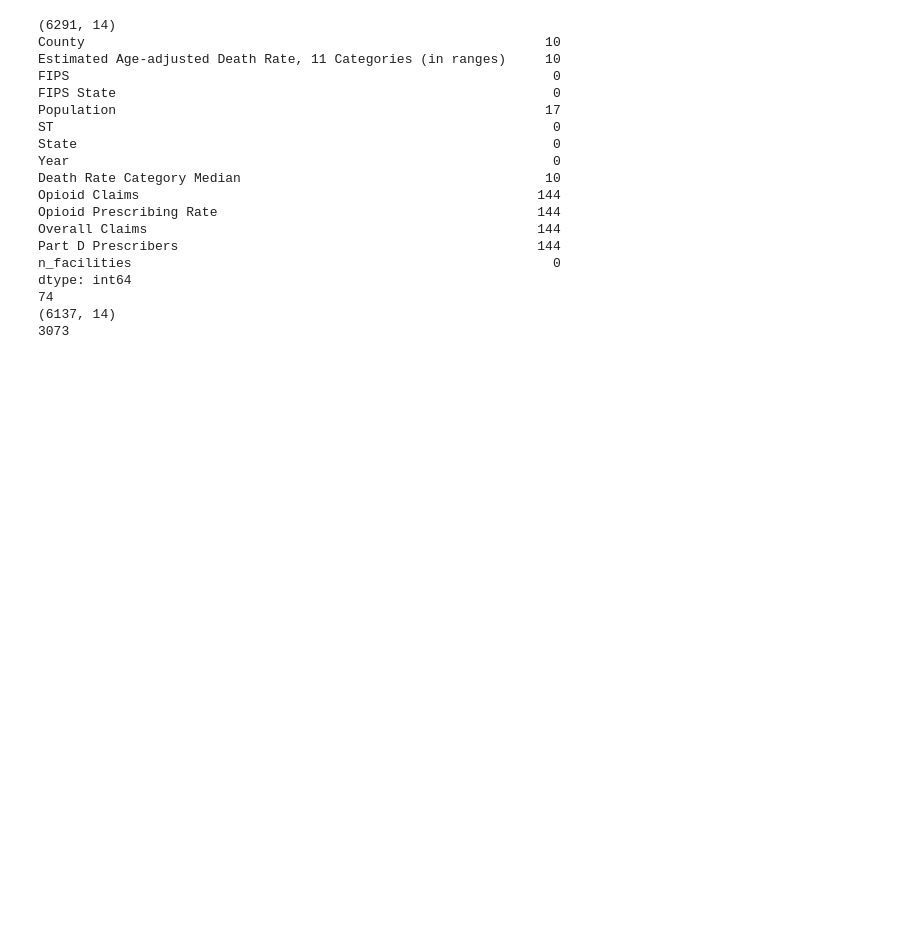
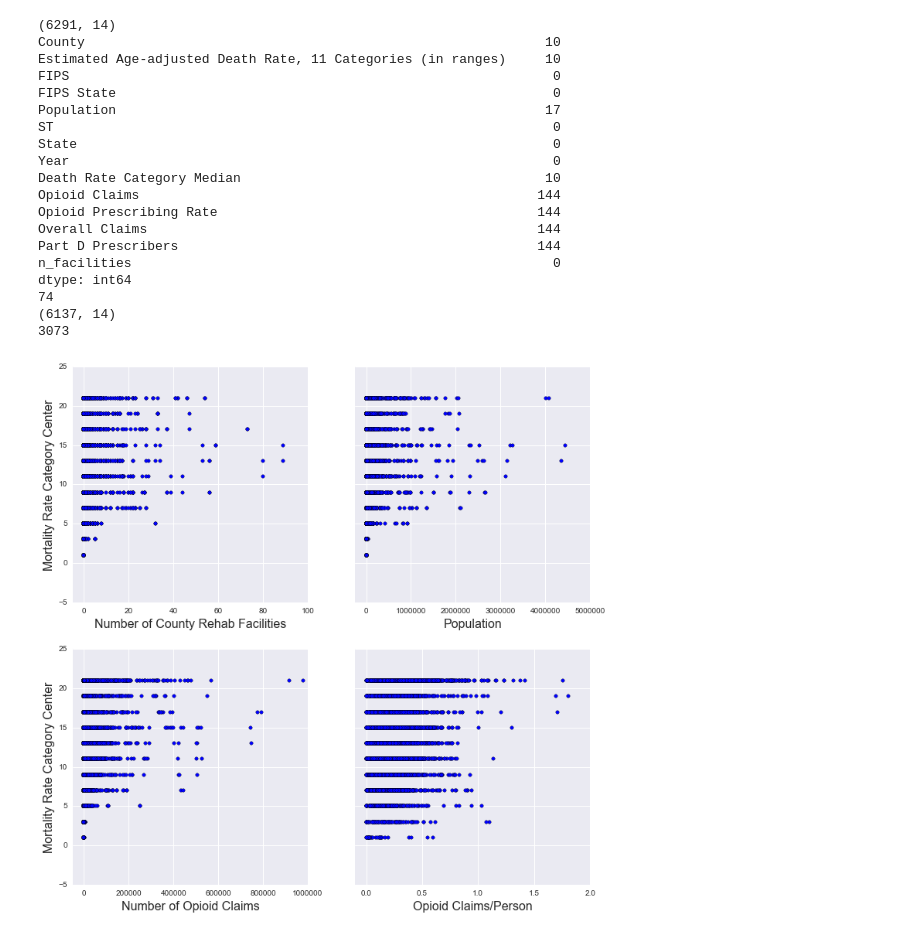
Before and after one commit to gkafka/Rehab4Rehab, a Jupyter notebook: RehabModel.ipynb, the cells around one changed output. Drawn from its saved outputs; the diff is of its cells as text; code cells hidden in the pictures; blank space fills up the shorter version.

```diff
--- a/RehabModel.ipynb
+++ b/RehabModel.ipynb
@@ -195,3 +195,31 @@ dtype: int64
 74
 (6137, 14)
 3073
+# %%
+fig, axes = plt.subplots(nrows=2, ncols=2, figsize=(12, 12), sharey=True);
+
+axes[0][0].scatter(df['n_facilities'], df['Death Rate Category Median']);
+axes[0][0].set_xlabel('Number of County Rehab Facilities');
+axes[0][0].xaxis.label.set_fontsize(16);
+axes[0][0].set_xlim(-5,100);
+axes[0][0].set_ylabel('Mortality Rate Category Center');
+axes[0][0].yaxis.label.set_fontsize(16);
+
+axes[0][1].scatter(df['Population'], df['Death Rate Category Median']);
+axes[0][1].set_xlabel('Population');
+axes[0][1].xaxis.label.set_fontsize(16);
+axes[0][1].set_xlim(-0.025*1e7,0.5*1e7);
+
+axes[1][0].scatter(df['Opioid Claims'], df['Death Rate Category Median']);
+axes[1][0].set_xlabel('Number of Opioid Claims');
+axes[1][0].xaxis.label.set_fontsize(16);
+axes[1][0].set_xlim(-50000,1000000);
+axes[1][0].set_ylabel('Mortality Rate Category Center');
+axes[1][0].yaxis.label.set_fontsize(16);
+
+axes[1][1].scatter(df['Opioid Claims'].values/df['Population'].values, df['Death Rate Category Median']);
+axes[1][1].set_xlabel('Opioid Claims/Person');
+axes[1][1].xaxis.label.set_fontsize(16);
+axes[1][1].set_xlim(-0.1,2);
+# %% [output]
+[figure, added]
```
